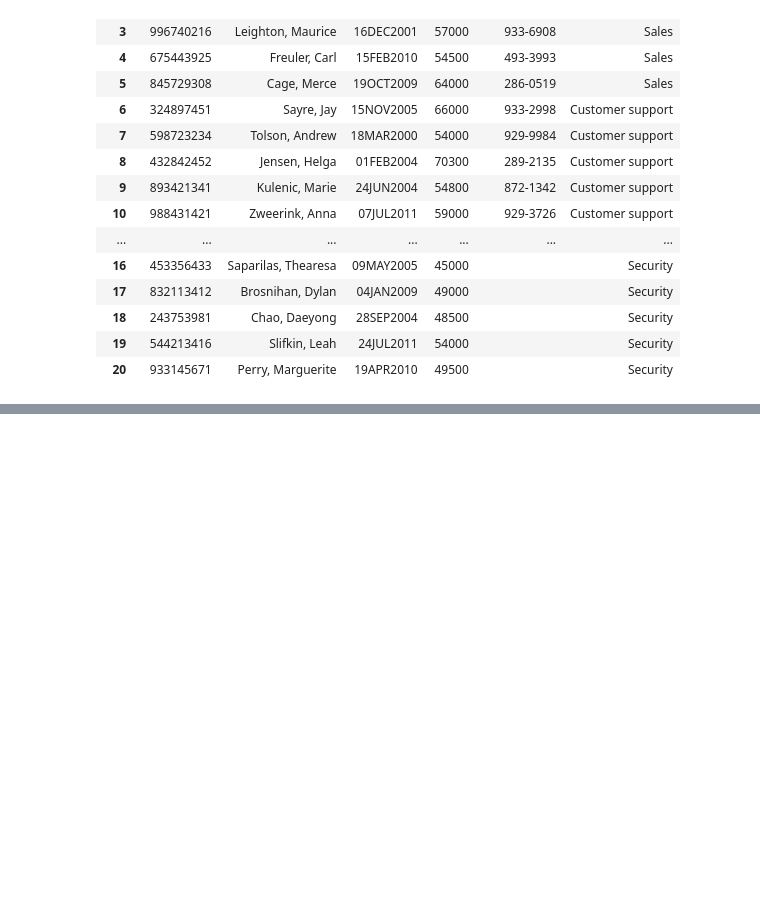
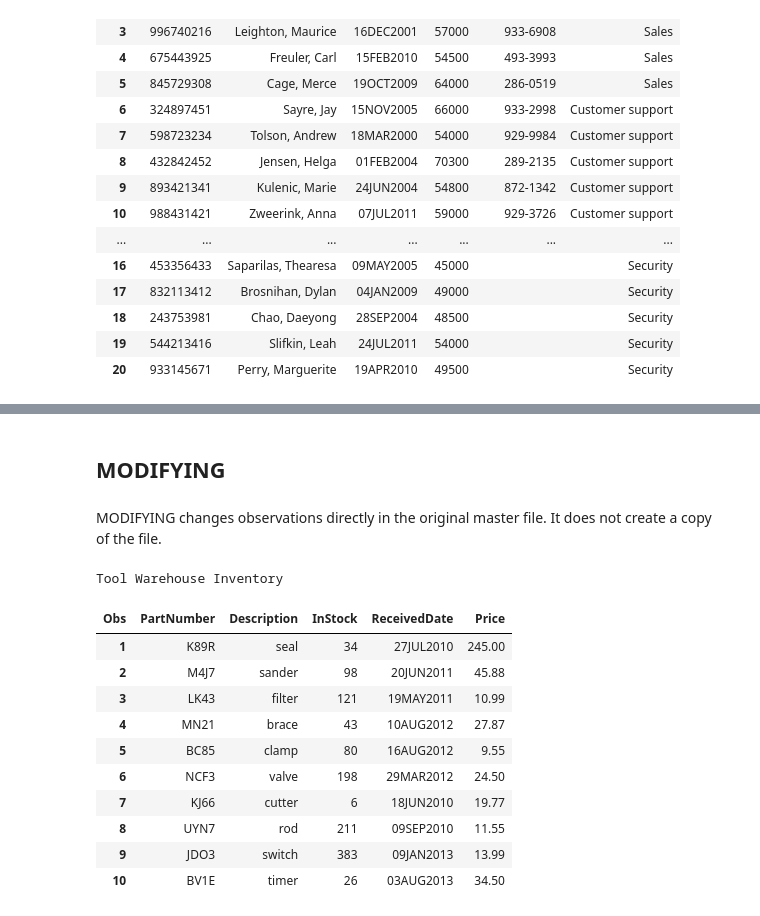
Before and after one commit to rathapech/Combining_data_in_SAS, a Jupyter notebook: Combining_data.ipynb, the cells around one changed output, grey strips where cells are left out. Drawn from its saved outputs; the diff is of its cells as text; code cells hidden in the pictures; blank space fills up the shorter version.

```diff
--- a/Combining_data.ipynb
+++ b/Combining_data.ipynb
@@ -472,0 +972,38 @@ A
+# %% [markdown]
+## **MODIFYING**
+# %% [markdown]
+MODIFYING changes observations directly in the original master file. It does not create a copy of the file.
+# %%
+DATA Inventory_tool;
+INPUT PartNumber $ Description $ InStock @17 ReceivedDate DATE9. @27 Price;
+FORMAT ReceivedDate DATE9. ;
+DATALINES ;
+K89R seal   34  27jul2010   245.00
+M4J7 sander 98  20jun2011 45.88
+LK43 filter 121 19may2011 10.99
+MN21 brace  43  10aug2012  27.87
+BC85 clamp  80  16aug2012  9.55
+NCF3 valve  198 29mar2012 24.50
+KJ66 cutter 6   18jun2010 19.77
+UYN7 rod    211 09sep2010 11.55
+JDO3 switch 383 09jan2013 13.99
+BV1E timer  26  03aug2013 34.50
+;
+RUN;
+
+PROC PRINT DATA = Inventory_tool;
+TITLE 'Tool Warehouse Inventory';
+RUN;
+# %% [output]
+Tool Warehouse Inventory
+| Obs | PartNumber | Description | InStock | ReceivedDate | Price |
+| 1 | K89R | seal | 34 | 27JUL2010 | 245.00 |
+| 2 | M4J7 | sander | 98 | 20JUN2011 | 45.88 |
+| 3 | LK43 | filter | 121 | 19MAY2011 | 10.99 |
+| 4 | MN21 | brace | 43 | 10AUG2012 | 27.87 |
+| 5 | BC85 | clamp | 80 | 16AUG2012 | 9.55 |
+| 6 | NCF3 | valve | 198 | 29MAR2012 | 24.50 |
+| 7 | KJ66 | cutter | 6 | 18JUN2010 | 19.77 |
+| 8 | UYN7 | rod | 211 | 09SEP2010 | 11.55 |
+| 9 | JDO3 | switch | 383 | 09JAN2013 | 13.99 |
+| 10 | BV1E | timer | 26 | 03AUG2013 | 34.50 |
```
Also changed, not shown: parts of 31 cells of this notebook.
